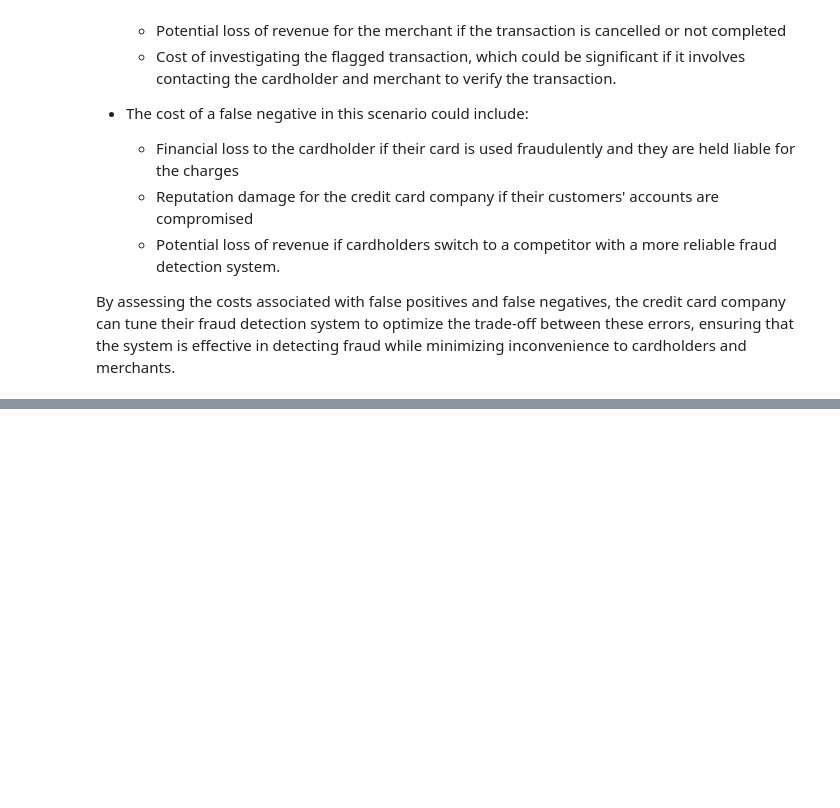
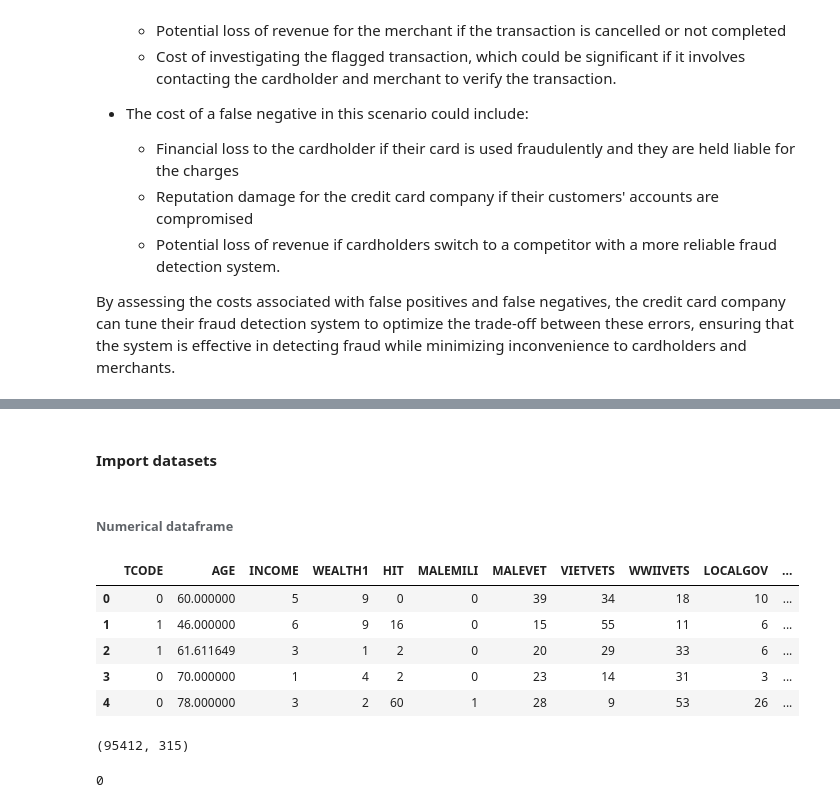
Before and after one commit to alleida23/lab-random-forests, a Jupyter notebook: Lab - Random Forests.ipynb, the cells around one changed output, grey strips where cells are left out. Drawn from its saved outputs; the diff is of its cells as text; code cells hidden in the pictures; blank space fills up the shorter version.

```diff
--- a/Lab - Random Forests.ipynb
+++ b/Lab - Random Forests.ipynb
@@ -683,0 +721,2 @@ By assessing the costs associated with false positives and false negatives, the
+# %% [markdown]
+#### Import datasets
@@ -683,0 +727,16 @@ By assessing the costs associated with false positives and false negatives, the
+# %% [markdown]
+###### Numerical dataframe
+# %%
+display(numerical.head(), numerical.shape)
+# %% [output]
+|  | TCODE | AGE | INCOME | WEALTH1 | HIT | MALEMILI | MALEVET | VIETVETS | WWIIVETS | LOCALGOV | ... |
+| 0 | 0 | 60.000000 | 5 | 9 | 0 | 0 | 39 | 34 | 18 | 10 | ... |
+| 1 | 1 | 46.000000 | 6 | 9 | 16 | 0 | 15 | 55 | 11 | 6 | ... |
+| 2 | 1 | 61.611649 | 3 | 1 | 2 | 0 | 20 | 29 | 33 | 6 | ... |
+| 3 | 0 | 70.000000 | 1 | 4 | 2 | 0 | 23 | 14 | 31 | 3 | ... |
+| 4 | 0 | 78.000000 | 3 | 2 | 60 | 1 | 28 | 9 | 53 | 26 | ... |
+(95412, 315)
+# %%
+numerical.isna().sum().sum()
+# %% [output]
+0
```
Also changed, not shown: parts of 55 cells of this notebook.
